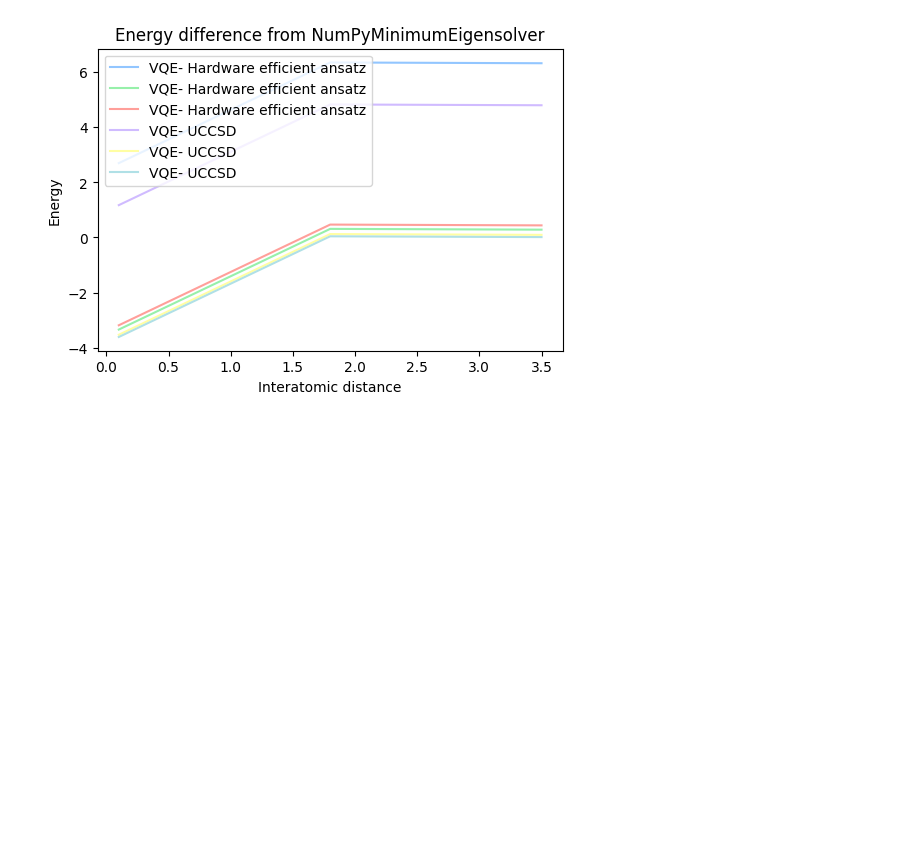
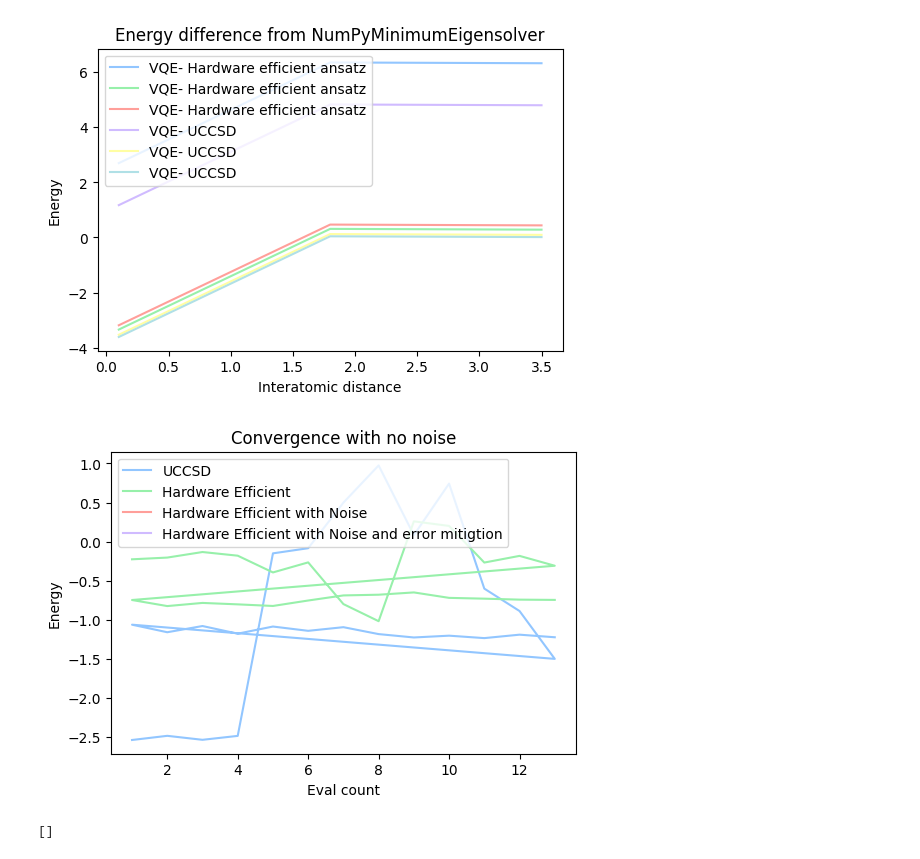
Before and after one commit to bavithra-govintharajah/variational-algorithms-seminar-RWTH, a Jupyter notebook: tutorial/hydrogen_tutorial.ipynb, the cells around one changed output. Saved outputs shown, nothing was run; the diff lists cells and outputs as text; code cells hidden in the pictures; blank space fills up the shorter version.

```diff
--- a/tutorial/hydrogen_tutorial.ipynb
+++ b/tutorial/hydrogen_tutorial.ipynb
@@ -212,3 +208,18 @@ pylab.title('Energy difference from NumPyMinimumEigensolver')
 pylab.legend(loc='upper left');
 # %% [output]
 [figure]
+# %%
+pylab.plot(counts_uccsd, values_uccsd, label='UCCSD')
+pylab.plot(counts_effSU2, values_effSU2, label= 'Hardware Efficient')
+pylab.plot(counts_effSU2_fake, values_effSU2_fake, label= 'Hardware Efficient with Noise')
+pylab.plot(counts_effSU2_fake_mit, values_effSU2_fake_mit, label= 'Hardware Efficient with Noise and error mitigtion')
+pylab.xlabel('Eval count')
+pylab.ylabel('Energy')
+pylab.title('Convergence with no noise')
+pylab.legend(loc='upper left');
+# %% [output]
+[figure, added]
+# %%
+print(counts_effSU2_fake_mit)
+# %% [output]
+[]
```
Also changed, not shown: parts of 2 cells of this notebook, 3 other files.
